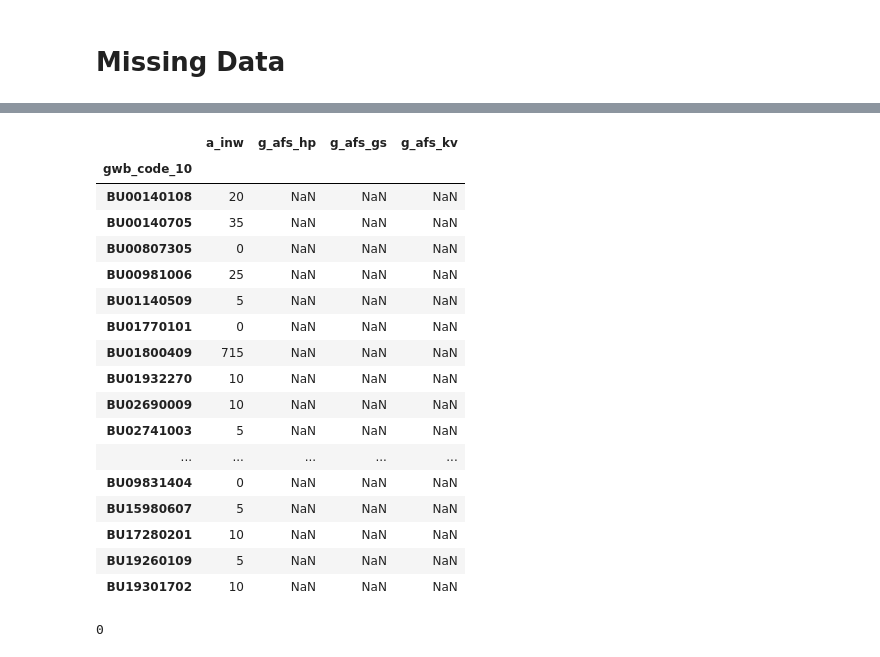
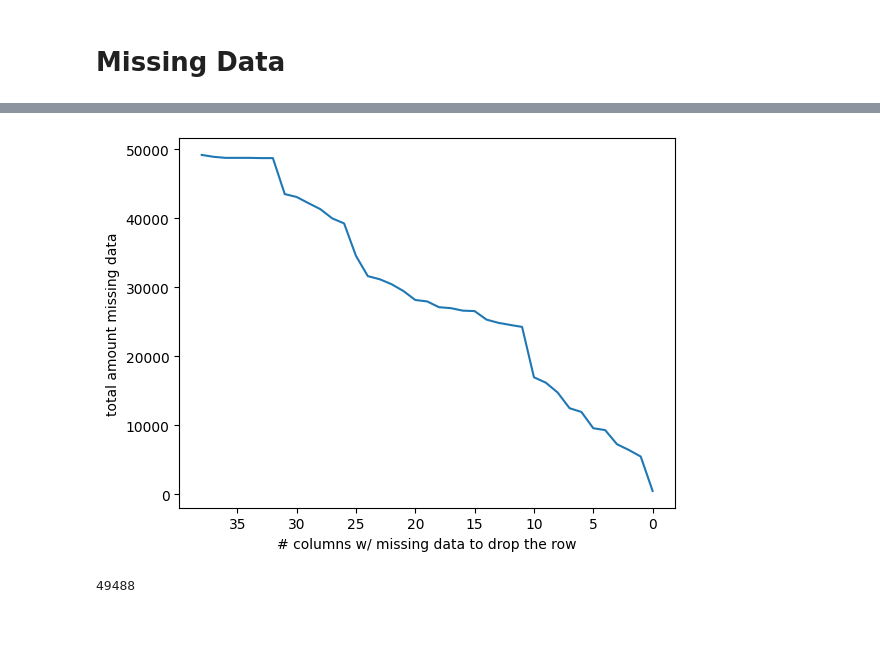
Before and after one commit to ashleyrennnnnn/Assignments-Machine-Learning, a Jupyter notebook: final-project/pre-processing.ipynb, the cells around one changed output, grey strips where cells are left out. Drawn from its saved outputs; the diff is of its cells as text; code cells hidden in the pictures; blank space fills up the shorter version.

```diff
--- a/final-project/pre-processing.ipynb
+++ b/final-project/pre-processing.ipynb
@@ -117,0 +138,3 @@ combined = combined.drop(columns_to_drop, axis=1, errors='ignore')
+# %%
+combined = combined.apply(pd.to_numeric)
+combined.info()
@@ -150,10 +174,13 @@ dtype: float64
 # %%
 # Get all the columns with the proportion of missing values
-combined_missing_proportion = combined.isna().sum().replace(0, np.nan).dropna() / len(combined) * 100
+combined_missing_proportion = (
+    combined.isna().sum().replace(0, np.nan).dropna() / len(combined) * 100
+)
 
-# Drop the columns that have more than 50 percent missing values
-columns_to_drop = combined_missing_proportion[combined_missing_proportion > 50].index
+# Drop the columns that have more than 25 percent missing values
+columns_to_drop = combined_missing_proportion[combined_missing_proportion > 25].index
 combined = combined.drop(columns=columns_to_drop)
+print(f"Dropping {len(columns_to_drop)} columns")
 
 # Percent of missing data
 print(round(combined.isna().sum().replace(0, np.nan).dropna() / len(combined) * 100, 3))
@@ -164,33 +204,32 @@ g_afs_kv    0.211
 dtype: float64
-# %%
-# After some further cleaning of the data we see that we now have around 0.211% missing values left to fix.
-# We can see that where the data is missing, it is also missing in the two other columns.
-# There is also a very small population, and since it represents less than 1% of the data, we will drop these rows as well. To not make the data we are using further cluttered with wrong data.
-combined[["a_inw","g_afs_hp","g_afs_gs","g_afs_kv"]][combined["g_afs_hp"].isna()]
-# %% [output]
-|  | a_inw | g_afs_hp | g_afs_gs | g_afs_kv |
-| gwb_code_10 |  |  |  |  |
-| BU00140108 | 20 | NaN | NaN | NaN |
-| BU00140705 | 35 | NaN | NaN | NaN |
-| BU00807305 | 0 | NaN | NaN | NaN |
-| BU00981006 | 25 | NaN | NaN | NaN |
-| BU01140509 | 5 | NaN | NaN | NaN |
-| BU01770101 | 0 | NaN | NaN | NaN |
-| BU01800409 | 715 | NaN | NaN | NaN |
-| BU01932270 | 10 | NaN | NaN | NaN |
-| BU02690009 | 10 | NaN | NaN | NaN |
-| BU02741003 | 5 | NaN | NaN | NaN |
-| ... | ... | ... | ... | ... |
-| BU09831404 | 0 | NaN | NaN | NaN |
-| BU15980607 | 5 | NaN | NaN | NaN |
-| BU17280201 | 10 | NaN | NaN | NaN |
-| BU19260109 | 5 | NaN | NaN | NaN |
-| BU19301702 | 10 | NaN | NaN | NaN |
+# %%
+missing_data_sum = []
+steps = [i for i in range(1, 40)]
+
+for i in steps:
+    missing_data_sum.append(
+        combined.dropna(thresh=combined.shape[1] - i)
+        .isna()
+        .sum()
+        .replace(0, np.nan)
+        .dropna()
+        .sum()
+    )
+# %%
+import seaborn as sb
+import matplotlib.pyplot as plt
+
+plt.plot(missing_data_sum)
+plt.xlabel("# columns w/ missing data to drop the row")
+plt.ylabel("total amount missing data")
+plt.gca().invert_xaxis()
+plt.savefig("missing_row_plot.png")
+# %% [output]
+[figure, added]
 # %%
-combined = combined.dropna(subset=["g_afs_hp","g_afs_gs","g_afs_kv"])
 # No missing data left!
 combined.isna().sum().sum()
 # %% [output]
-0
+49488
 # %%
 combined.to_csv("pre-processed-data.csv")
```
Also changed, not shown: parts of 13 cells of this notebook.
